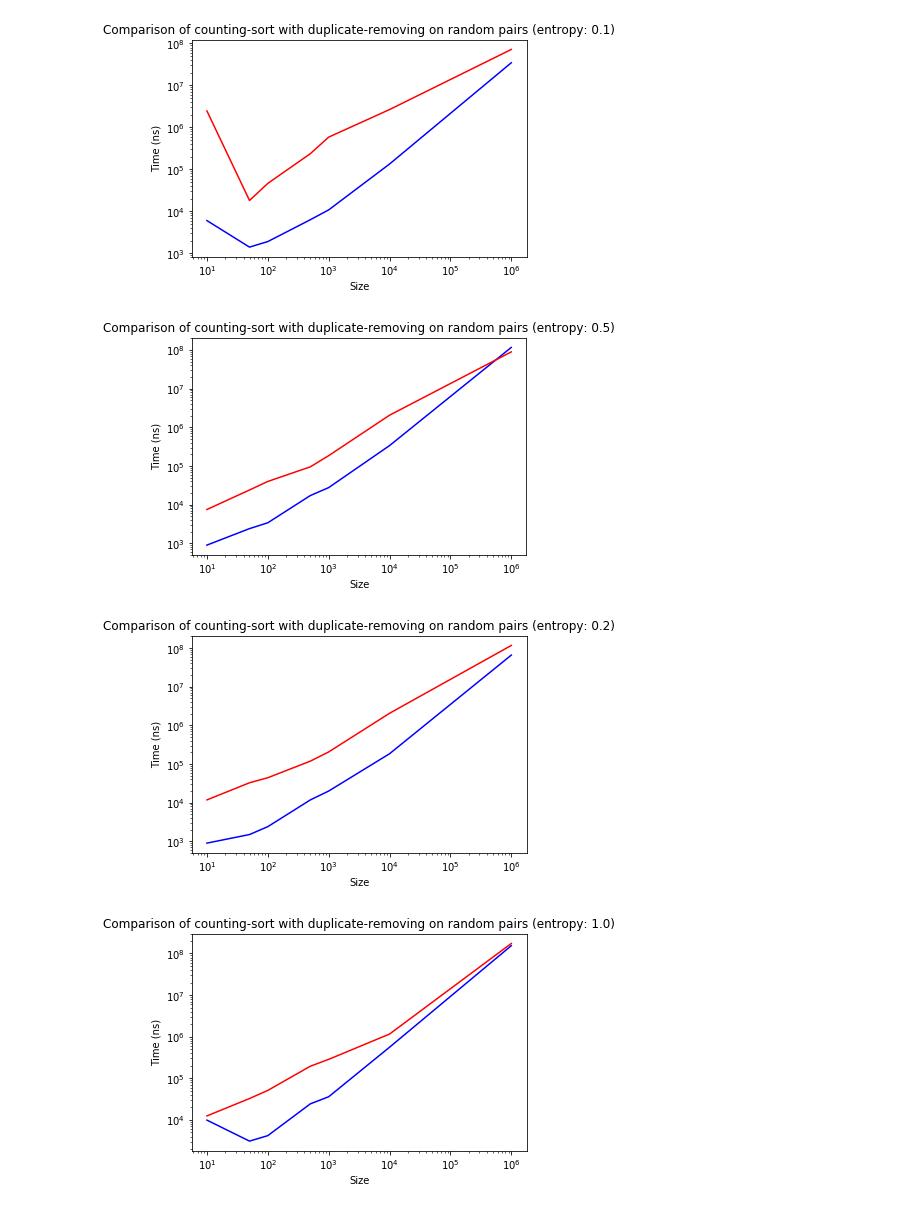
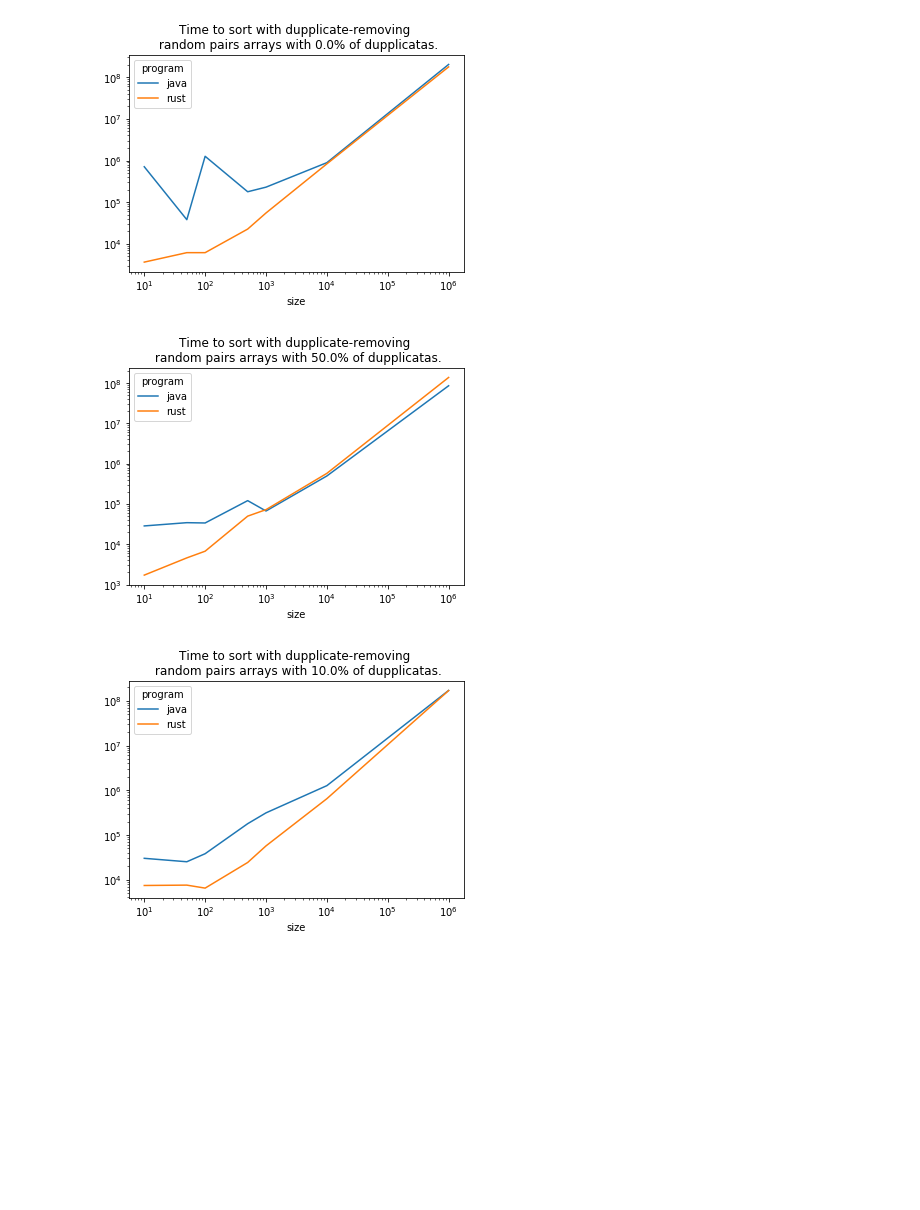
Before and after one commit to tbourg/inferrust_rs, a Jupyter notebook: benchmark/sort.ipynb, the cells around one changed output. Saved outputs shown, nothing was run; the diff lists cells and outputs as text; code cells hidden in the pictures; blank space fills up the shorter version.

Commit message:
new bench of sort

```diff
--- a/benchmark/sort.ipynb
+++ b/benchmark/sort.ipynb
@@ -26,20 +26,12 @@ program     size  entropy  time (ns)
-# %%
-progs = list(set(df['program']))
-for ent in set(df['entropy']):
-    data_raw = df[df['entropy']==ent]
-    data = {}
-    for prog in progs:
-        data[prog] = data_raw[data_raw['program']==prog]
-    plt.figure(str(ent))
-    plt.title('Comparison of counting-sort with duplicate-removing on random pairs arrray (entropy: '+ str(ent) + ')')
-    plt.plot(data[progs[0]]['size'],data[progs[0]]['time (ns)'],'b',data[progs[1]]['size'],data[progs[1]]['time (ns)'], 'r')
-    plt.xscale('log')
-    plt.xlabel('Size')
-    plt.yscale('log')
-    plt.ylabel('Time (ns)')
-    plt.autoscale()
-# %% [output]
-[figure, removed]
-[figure, removed]
-[figure, removed]
-[figure, removed]
+# %%
+
+entropies = list(set(df['entropy']))
+for entropy in entropies:
+    data = df[df['entropy']==entropy].groupby(['program','size'])
+    means = data['time (ns)'].mean().unstack().transpose()
+    ax = means.plot(title='Time to sort with dupplicate-removing \n random pairs arrays with {}% of dupplicatas.'.format(entropy*100),loglog=True)
+    ax
+# %% [output]
+[figure, added]
+[figure, added]
+[figure, added]
```
Also changed, not shown: parts of 2 cells of this notebook, 4 other files.
